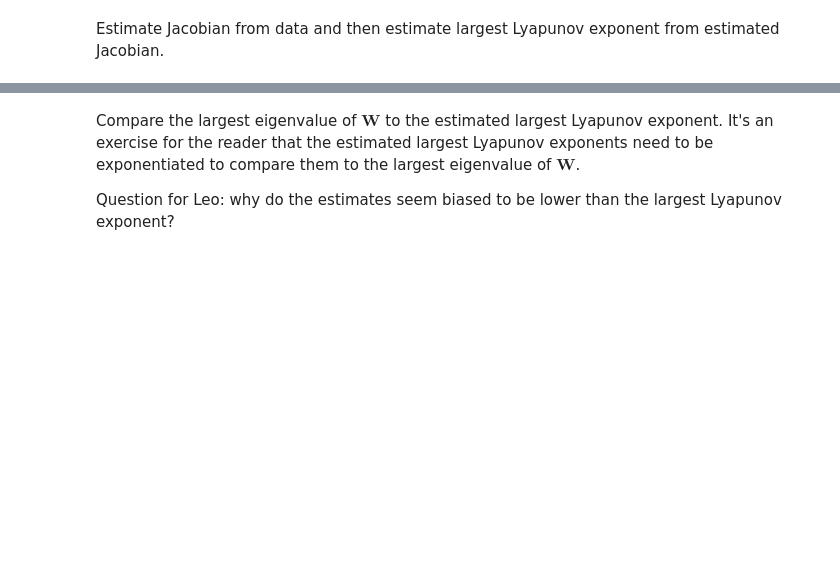
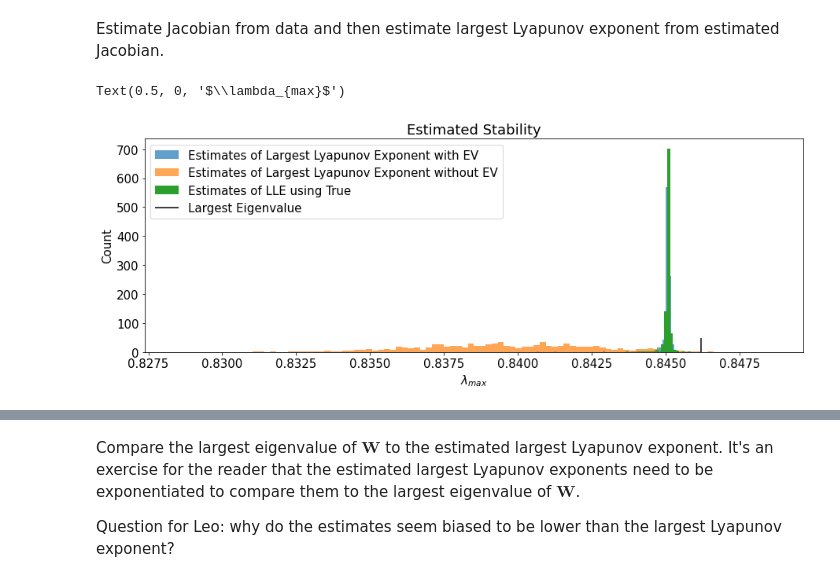
Before and after one commit to kozleo/neur_stab, a Jupyter notebook: scripts/chalkboard.ipynb, the cells around one changed output, grey strips where cells are left out. Drawn from its saved outputs; the diff is of its cells as text; code cells hidden in the pictures; blank space fills up the shorter version.

```diff
--- a/scripts/chalkboard.ipynb
+++ b/scripts/chalkboard.ipynb
@@ -104,0 +110,15 @@ estimated_lams = estimate_stability_using_particle(js,1000)
+# %%
+
+#visualize the estimated stability
+fig, ax = plt.subplots(1,1,figsize = (15,5))
+ax.hist(np.exp(estimated_lams_with_eigenvectors),bins = 100,alpha = 0.7,label = 'Estimates of Largest Lyapunov Exponent with EV');
+ax.hist(np.exp(estimated_lams_without_eigenvectors),bins = 100,alpha = 0.7, label = 'Estimates of Largest Lyapunov Exponent without EV');
+ax.hist(np.exp(estimated_lams_true),bins = 100,label = 'Estimates of LLE using True')
+ax.vlines(max_eig,0,50,'k',label = 'Largest Eigenvalue')
+ax.legend()
+ax.set_title('Estimated Stability')
+ax.set_ylabel('Count')
+ax.set_xlabel(r'$\lambda_{max}$')
+# %% [output]
+Text(0.5, 0, '$\\lambda_{max}$')
+[figure, added]
```
Also changed, not shown: parts of 12 cells of this notebook, 1 other file.
